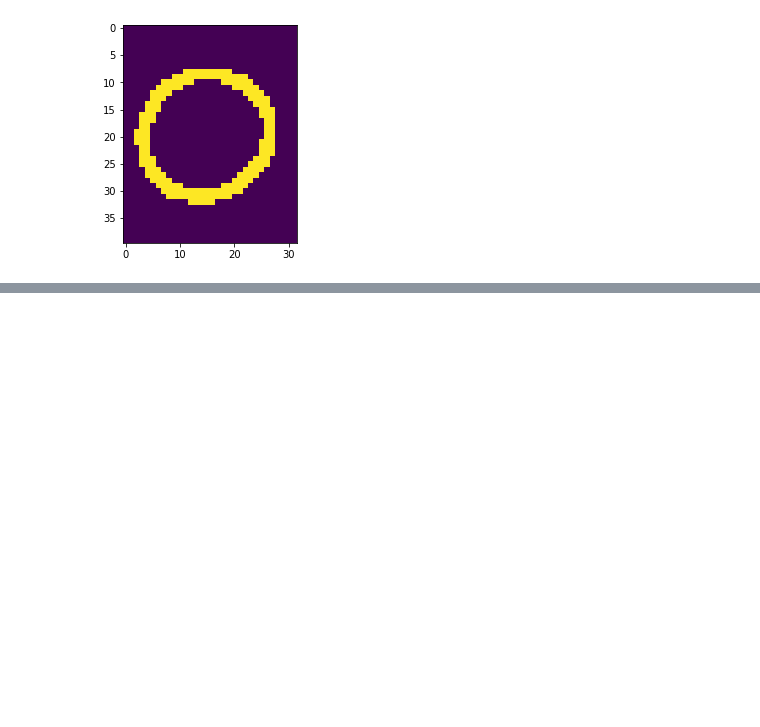
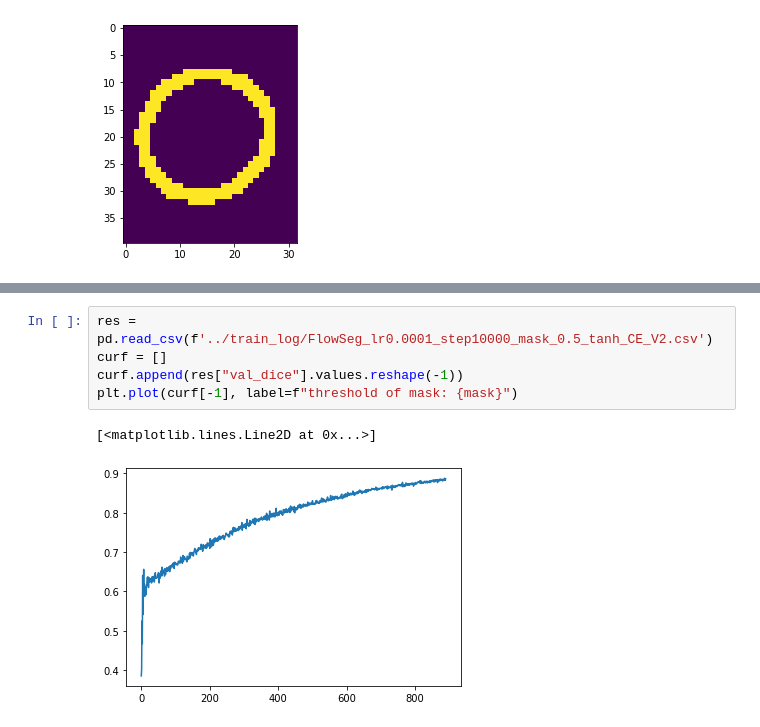
Before and after one commit to HTan-Barry/4DFlowSeg-Pytorch, a Jupyter notebook: demo/demo.ipynb, the cells around one changed output, grey strips where cells are left out. Saved outputs shown, nothing was run; the diff lists cells and outputs as text; blank space fills up the shorter version.

```diff
--- a/demo/demo.ipynb
+++ b/demo/demo.ipynb
@@ -284,0 +269,8 @@ cv2.waitKey(500)
+# %%
+res = pd.read_csv(f'../train_log/FlowSeg_lr0.0001_step10000_mask_0.5_tanh_CE_V2.csv')
+curf = []
+curf.append(res["val_dice"].values.reshape(-1))
+plt.plot(curf[-1], label=f"threshold of mask: {mask}")
+# %% [output]
+[<matplotlib.lines.Line2D at 0x...>]
+[figure, added]
```
Also changed, not shown: parts of 15 cells of this notebook, 20 other files.
